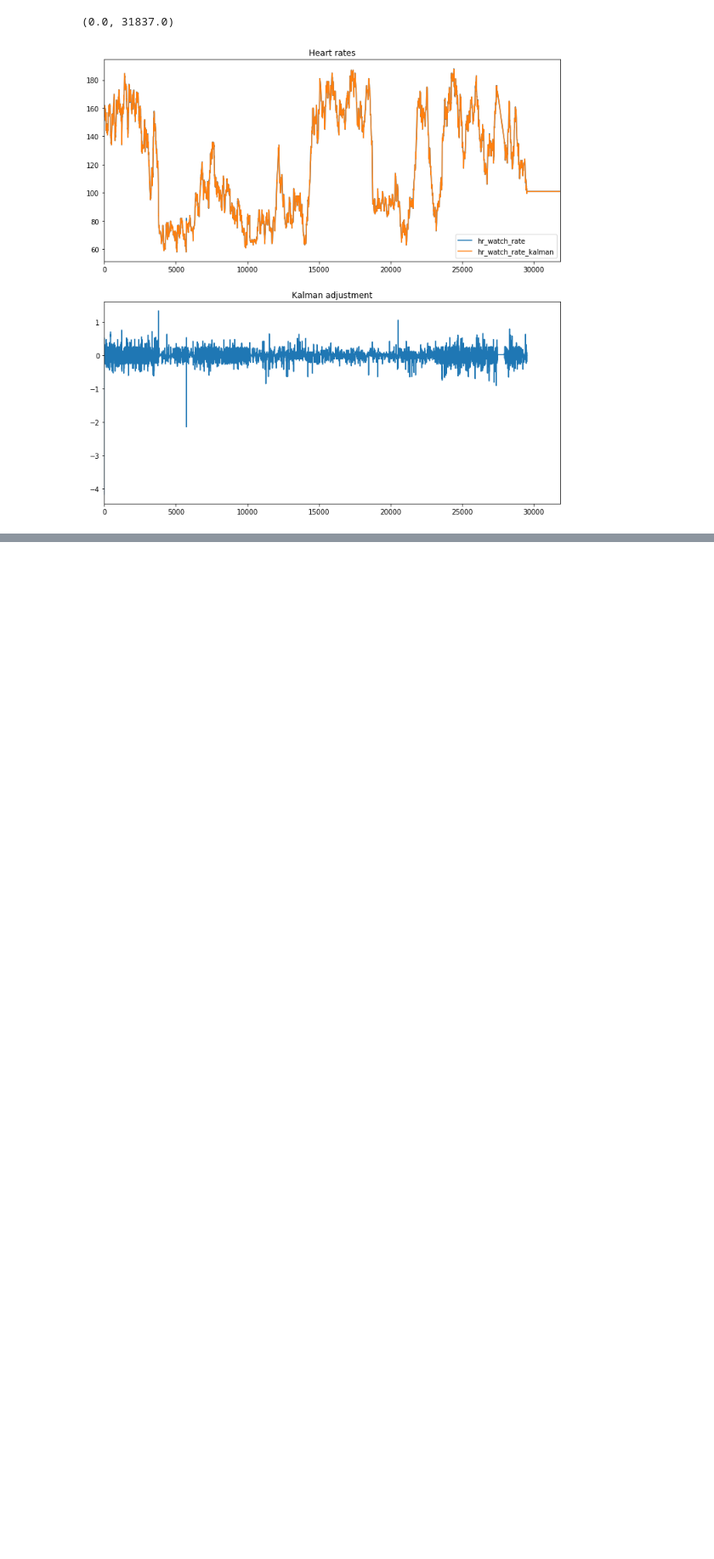
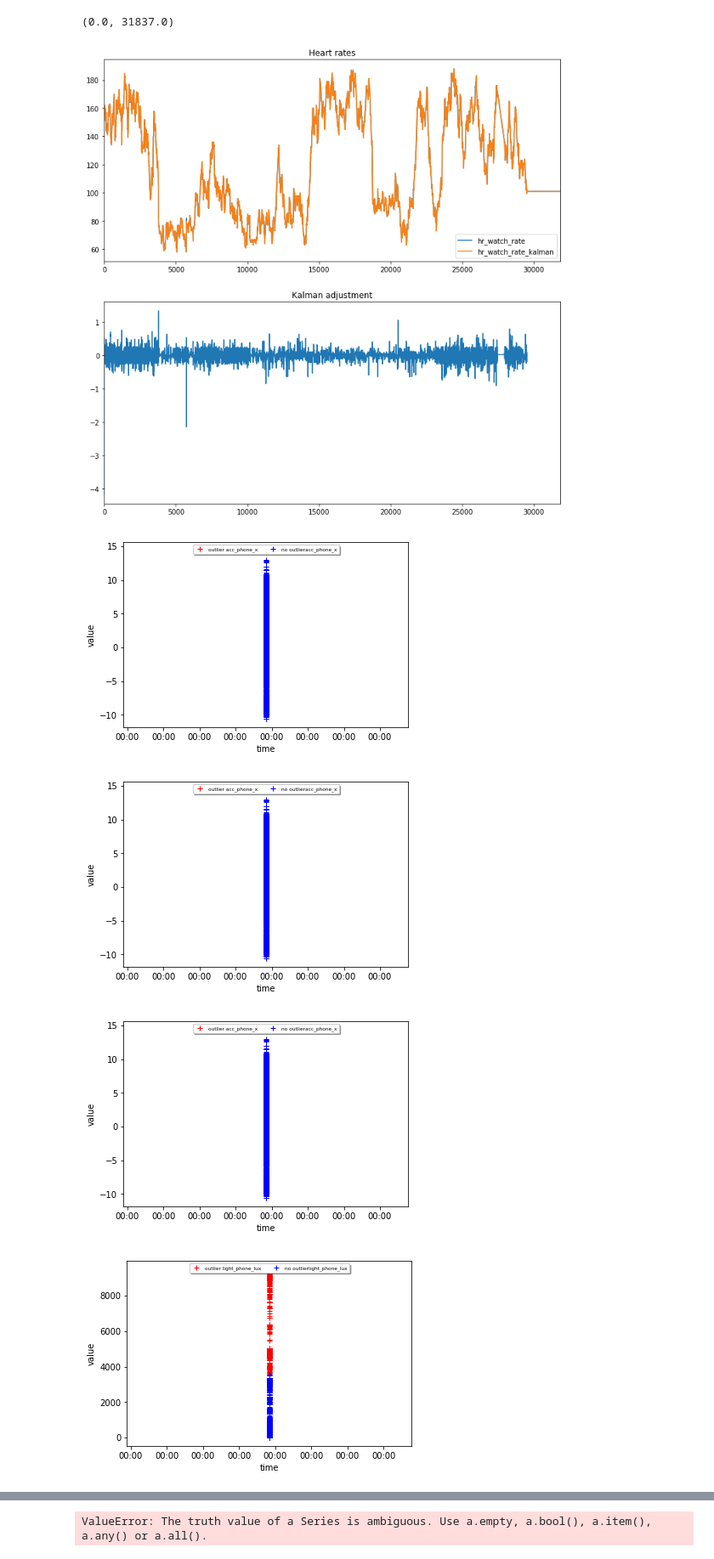
Before and after one commit to rvrheenen/ML4QS, a Jupyter notebook: PythonCode/ch3.ipynb, the cells around one changed output, grey strips where cells are left out. Shown: that part at 85% size. Cells and saved outputs as stored; diff of their text form; code cells hidden in the pictures; blank space fills up the shorter version.

```diff
--- a/PythonCode/ch3.ipynb
+++ b/PythonCode/ch3.ipynb
@@ -35,3 +31,7 @@ RangeIndex(start=0, stop=31838, step=1)
+# %%
+dataset.index
+dataset.index = pd.to_datetime(dataset.index)
+milliseconds_per_instance = (dataset.index[1] - dataset.index[0]).microseconds/1000
 # %%
 dataset.hr_watch_rate.plot(figsize=(12,6))
 # %% [output]
@@ -57,3 +57,32 @@ ax2.set_xlim(ax1.get_xlim())
 # %% [output]
 (0.0, 31837.0)
 [figure]
+# %%
+
+def plot_chauvenet(dataset):
+    for col in outlier_columns:
+        for c in [1, 10, 100]:
+            dataset = OutlierDistr.chauvenet(dataset, col, c)
+            visualizer.plot_binary_outliers(dataset, col, col + '_outlier')
+
+def plot_mixture(dataset):
+    for col in outlier_columns:
+        for k in range(3,30,3):
+            dataset = OutlierDistr.mixture_model(dataset, col, k)
+            visualizer.plot_dataset(dataset, [col, col + '_mixture'], ['exact','exact'], ['line', 'points'])
+
+
+# Determine the columns we want to experiment on.
+outlier_columns = ['acc_phone_x', 'light_phone_lux']
+
+# Create the outlier classes.
+OutlierDistr = OutlierDetection.DistributionBasedOutlierDetection()
+OutlierDist = OutlierDetection.DistanceBasedOutlierDetection()
+
+plot_chauvenet(dataset)
+plot_mixture(dataset)
+# %% [output]
+[figure, added]
+[figure, added]
+[figure, added]
+[figure, added]
@@ -59,0 +92 @@ ax2.set_xlim(ax1.get_xlim())
+ValueError: The truth value of a Series is ambiguous. Use a.empty, a.bool(), a.item(), a.any() or a.all().
```
Also changed, not shown: parts of 3 cells of this notebook, 2 other files.
